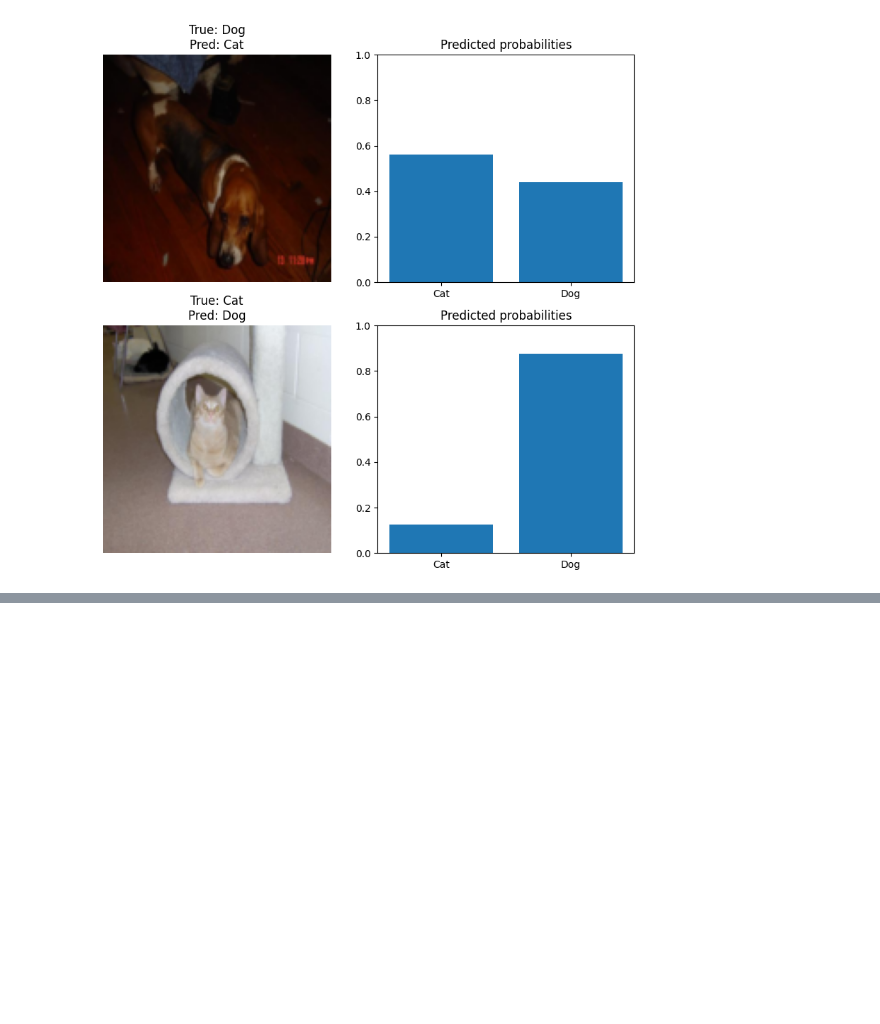
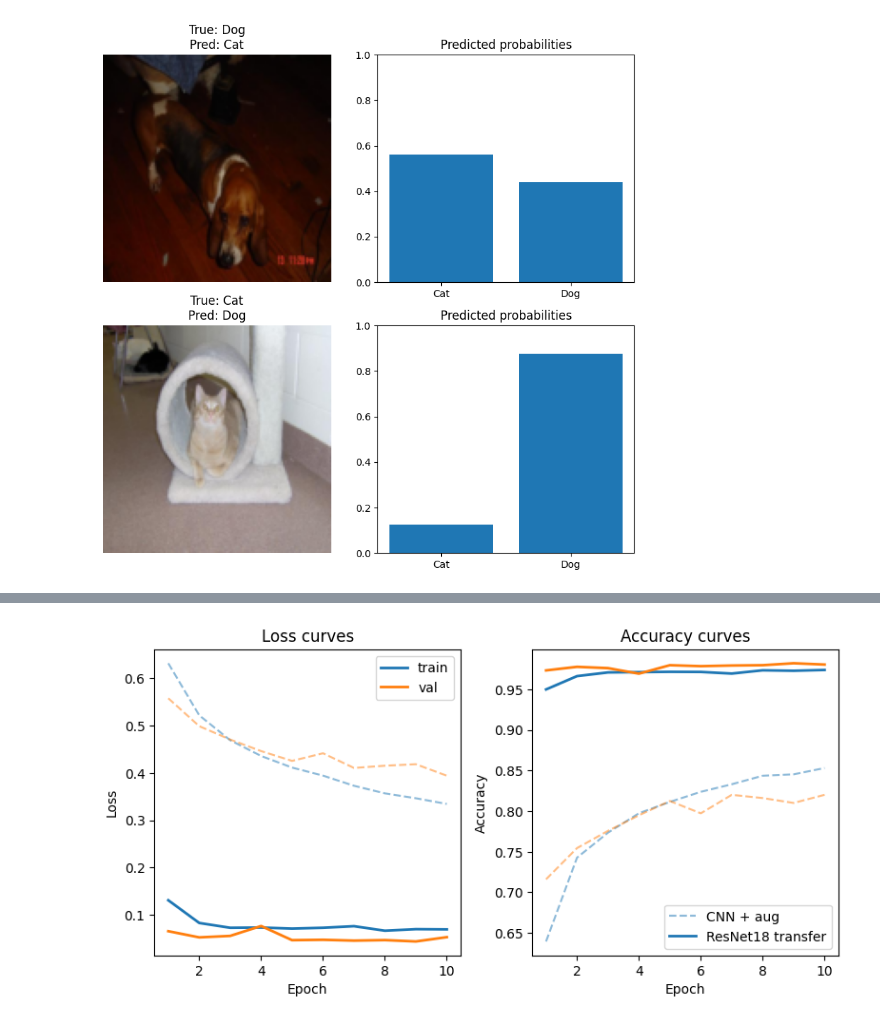
Before and after one commit to aadupuy/cats_vs_dogs, a Jupyter notebook: cats_vs_dogs.ipynb, the cells around one changed output, grey strips where cells are left out. Saved outputs shown, nothing was run; the diff lists cells and outputs as text; code cells hidden in the pictures; blank space fills up the shorter version.

```diff
--- a/cats_vs_dogs.ipynb
+++ b/cats_vs_dogs.ipynb
@@ -853,0 +923,4 @@ This project demonstrates the importance of CNN architectures and data augmentat
+# %%
+# Move to dvice
+model_tl = model_tl.to(device)
+print(model_tl)
@@ -853,0 +954,6 @@ This project demonstrates the importance of CNN architectures and data augmentat
+# %%
+# Replace the final fully connected layer to match our number of classes (2 for cats vs dogs)
+num_features = model_tl.fc.in_features
+
+model_tl.fc = nn.Linear(num_features, 2)
+model_tl = model_tl.to(device)
@@ -853,0 +968,7 @@ This project demonstrates the importance of CNN architectures and data augmentat
+# %%
+# Define loss function and optimizer
+criterion = nn.CrossEntropyLoss()
+optimizer_tl = torch.optim.Adam(model_tl.fc.parameters(), lr=1e-3)
+# %%
+num_epochs = 10
+train_losses_tl, train_accs_tl, val_losses_tl, val_accs_tl = training_loop(model_tl, train_loader_tl, val_loader_tl, criterion, optimizer_tl, num_epochs)
@@ -853,0 +986,36 @@ This project demonstrates the importance of CNN architectures and data augmentat
+# %%
+# Plot training and validation curves
+epochs = range(1, num_epochs + 1)
+
+fig, axes = plt.subplots(1, 2, figsize=(8, 4))
+
+# Loss : CNN + data augmentation
+axes[0].plot(epochs, train_losses_aug, color='tab:blue', linestyle='dashed', alpha=0.5)
+axes[0].plot(epochs, val_losses_aug, color='tab:orange', linestyle='dashed', alpha=0.5)
+# Transfer learning
+axes[0].plot(epochs, train_losses_tl, label="train", color='tab:blue', linestyle='solid', lw=2)
+axes[0].plot(epochs, val_losses_tl, label="val", color='tab:orange', linestyle='solid', lw=2)
+
+axes[0].set_title("Loss curves")
+axes[0].set_xlabel("Epoch")
+axes[0].set_ylabel("Loss")
+axes[0].set_aspect((axes[0].get_xlim()[1] - axes[0].get_xlim()[0]) / (axes[0].get_ylim()[1] - axes[0].get_ylim()[0]))
+axes[0].legend()
+
+# Accuracy: CNN + data augmentation
+axes[1].plot(epochs, train_accs_aug, label="CNN + aug", color='tab:blue', linestyle='dashed', alpha=0.5)
+axes[1].plot(epochs, val_accs_aug, color='tab:orange', linestyle='dashed', alpha=0.5)
+# Transfer learning
+axes[1].plot(epochs, train_accs_tl, label="ResNet18 transfer", color='tab:blue', linestyle='solid', lw=2)
+axes[1].plot(epochs, val_accs_tl, color='tab:orange', linestyle='solid', lw=2)
+
+axes[1].set_title("Accuracy curves")
+axes[1].set_xlabel("Epoch")
+axes[1].set_ylabel("Accuracy")
+axes[1].set_aspect((axes[1].get_xlim()[1] - axes[1].get_xlim()[0]) / (axes[1].get_ylim()[1] - axes[1].get_ylim()[0]))
+axes[1].legend()
+
+plt.tight_layout()
+plt.show()
+# %% [output]
+[figure, added]
```
Also changed, not shown: parts of 15 cells of this notebook.
